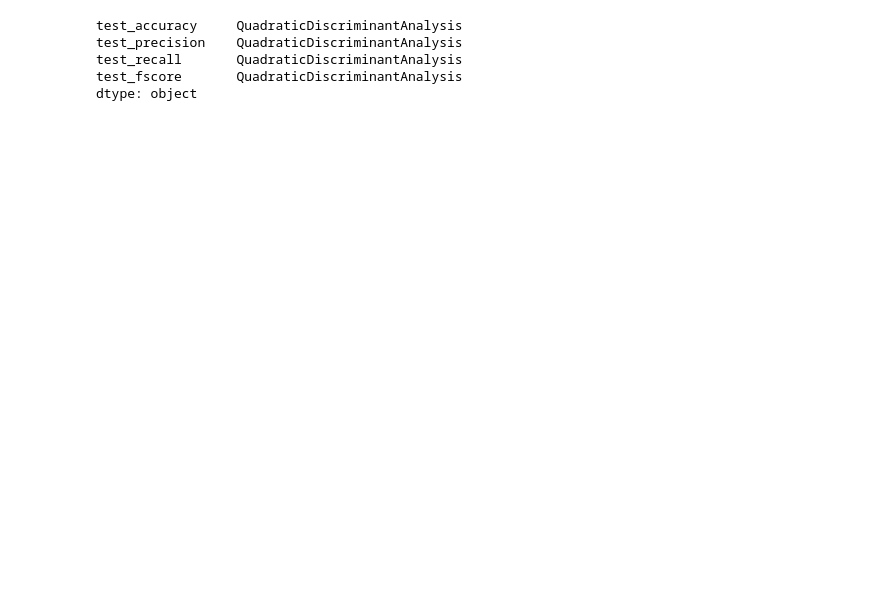
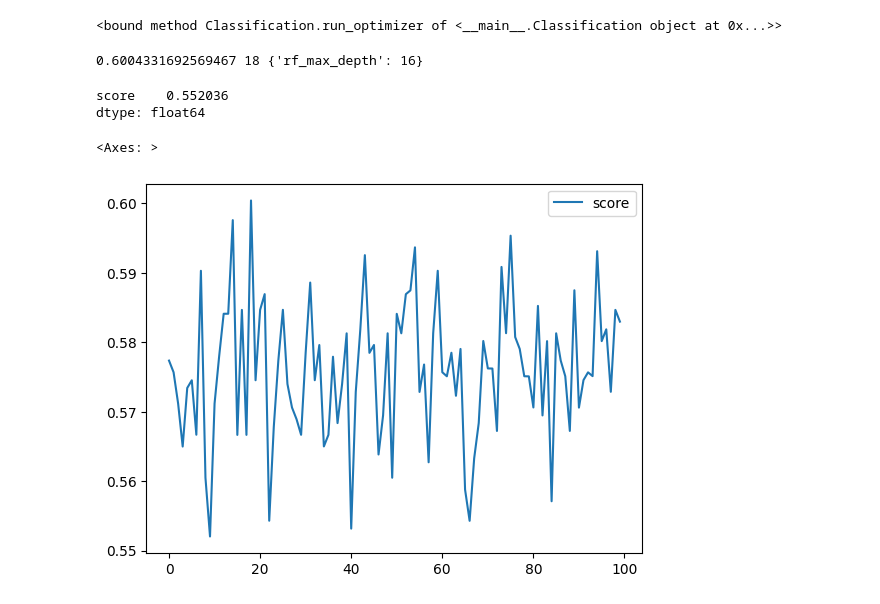
Before and after one commit to first2301/Rnd_recommendation, a Jupyter notebook: pro_reco/lib/test.ipynb, the cells around one changed output. Saved outputs shown, nothing was run; the diff lists cells and outputs as text; code cells hidden in the pictures; blank space fills up the shorter version.

Commit message:
experiment test

```diff
--- a/pro_reco/lib/test.ipynb
+++ b/pro_reco/lib/test.ipynb
@@ -30,5 +87,0 @@ Learning rate set to 0.010879
-# %%
-result = pd.read_json(clf)
-# %%
-result.index=['RandomForestClassifier', 'GradientBoostingClassifier', 'XGBClassifier', 'KNeighborsClassifier',
-                  'AdaBoostClassifier', 'GaussianNB', 'QuadraticDiscriminantAnalysis', 'LinearDiscriminantAnalysis', 'CatBoostClassifier']
@@ -273,8 +88,23 @@ set(test.values)
-# %%
-result.idxmax()[['test_accuracy', 'test_precision', 'test_recall', 'test_fscore']]
-# %% [output]
-test_accuracy     QuadraticDiscriminantAnalysis
-test_precision    QuadraticDiscriminantAnalysis
-test_recall       QuadraticDiscriminantAnalysis
-test_fscore       QuadraticDiscriminantAnalysis
-dtype: object
+# %%
+model
+# %% [output]
+<bound method Classification.run_optimizer of <__main__.Classification object at 0x...>>
+# %%
+best = study.best_trial
+print(best.value, best.number, best.params)
+# %% [output]
+0.6004331692569467 18 {'rf_max_depth': 16}
+# %%
+test_df = pd.DataFrame({'score': []})
+for n in range(len(result)):
+    test_df = pd.concat([test_df, pd.DataFrame({'score': result[n].values})], ignore_index=True)
+# %%
+test_df.min()
+# %% [output]
+score    0.552036
+dtype: float64
+# %%
+test_df.plot.line()
+# %% [output]
+<Axes: >
+[figure, added]
```
Also changed, not shown: parts of 28 cells of this notebook, 3 other files.
